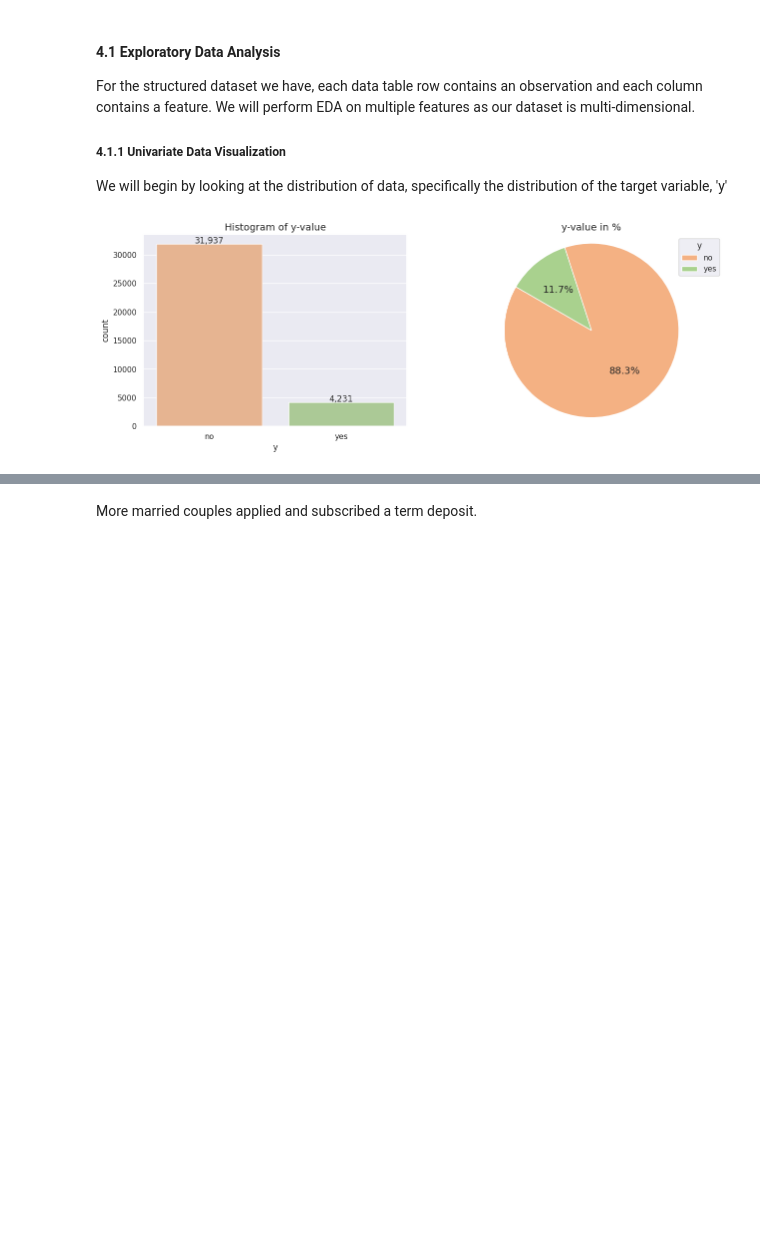
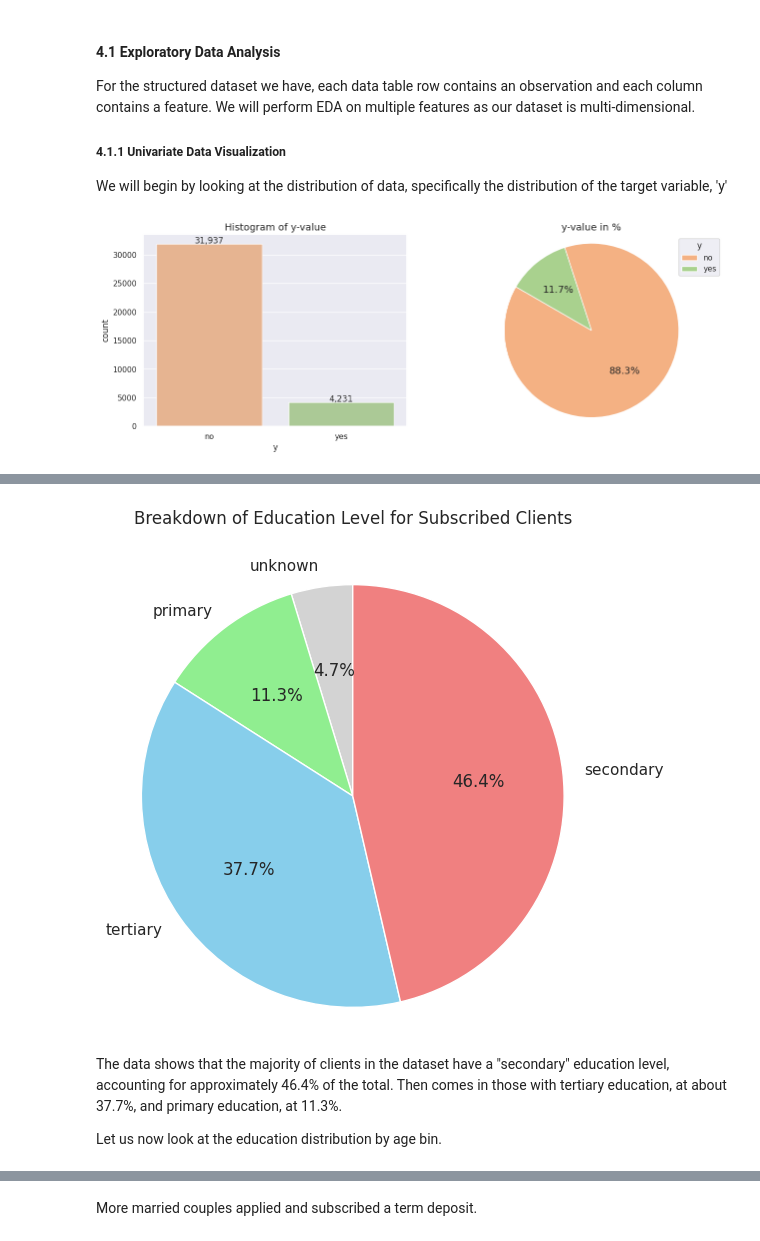
Before and after one commit to yikchungchan/DSA-5101-P1, a Jupyter notebook: DSA5101_project.ipynb, the cells around one changed output, grey strips where cells are left out. Cells and saved outputs as stored; diff of their text form; code cells hidden in the pictures; blank space fills up the shorter version.

```diff
--- a/DSA5101_project.ipynb
+++ b/DSA5101_project.ipynb
@@ -728,0 +759,16 @@ grid_layout.map(plt.hist, 'age');
+# %%
+# Filter the DataFrame for 'yes' responses
+yes_data = df_eda[df_eda['y'] == 'yes']
+
+education_percentages = (yes_data['education'].value_counts(normalize=True).rename('percentage').mul(100)
+                     .reset_index()
+                     .sort_values('percentage', ascending=False))
+
+# Rename the Index field to Education Level
+education_percentages.rename(columns={'index':'education_level'}, inplace=True)
+
+# Sort the DataFrame by decreasing percentage
+education_percentages = education_percentages.sort_values(by='percentage', ascending=False)
+
+# Print out the results before plotting
+education_percentages
@@ -728,0 +781,27 @@ grid_layout.map(plt.hist, 'age');
+# %%
+# Define a color palette for education labels
+education_colors = {'tertiary': 'skyblue', 'secondary': 'lightcoral', 'unknown': 'lightgrey', 'primary': 'lightgreen'}
+
+# Create a pie chart with the specified color palette
+plt.figure(figsize=(6, 6))
+plt.pie(
+    education_percentages['percentage'][::-1],
+    labels=education_percentages['education_level'][::-1],
+    autopct='%1.1f%%',
+    startangle=90,
+    colors=[education_colors[label] for label in education_percentages['education_level'][::-1]]  # Use education colors
+)
+
+# Add title
+plt.title('Breakdown of Education Level for Subscribed Clients', pad=30)
+
+# Display the chart
+plt.axis('equal')  # Equal aspect ratio ensures that pie is drawn as a circle.
+
+plt.show()
+# %% [output]
+[figure, added]
+# %% [markdown]
+The data shows that the majority of clients in the dataset have a "secondary" education level, accounting for approximately 46.4% of the total. Then comes in those with tertiary education, at about 37.7%, and primary education, at 11.3%.
+
+Let us now look at the education distribution by age bin.
```
Also changed, not shown: parts of 57 cells of this notebook.
